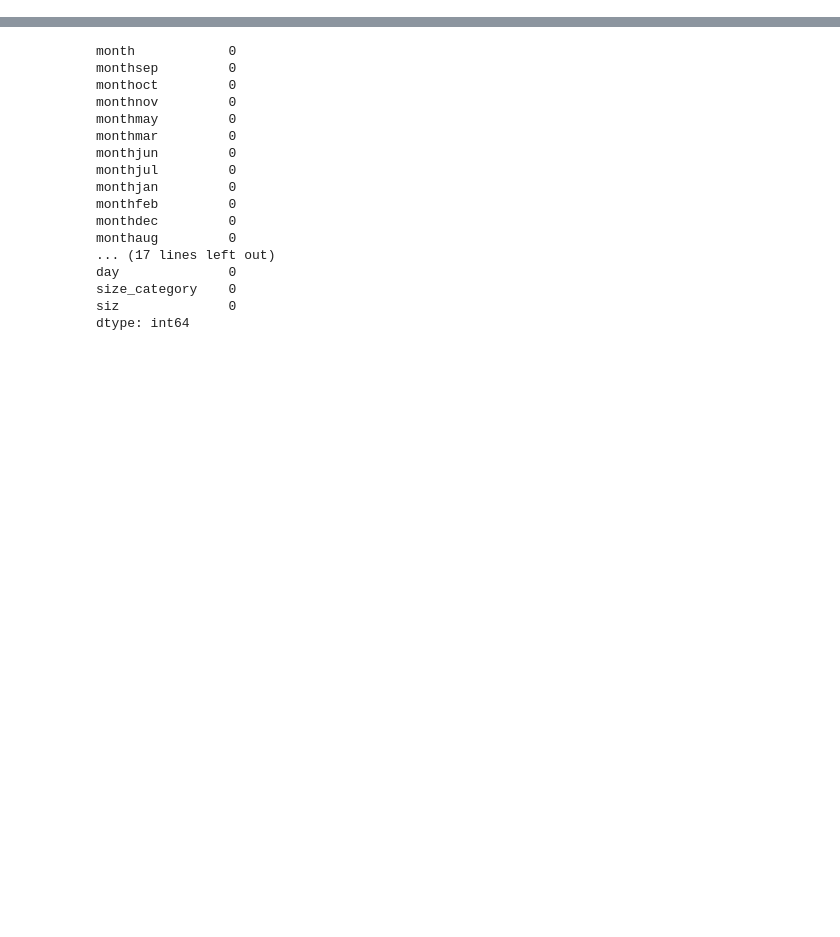
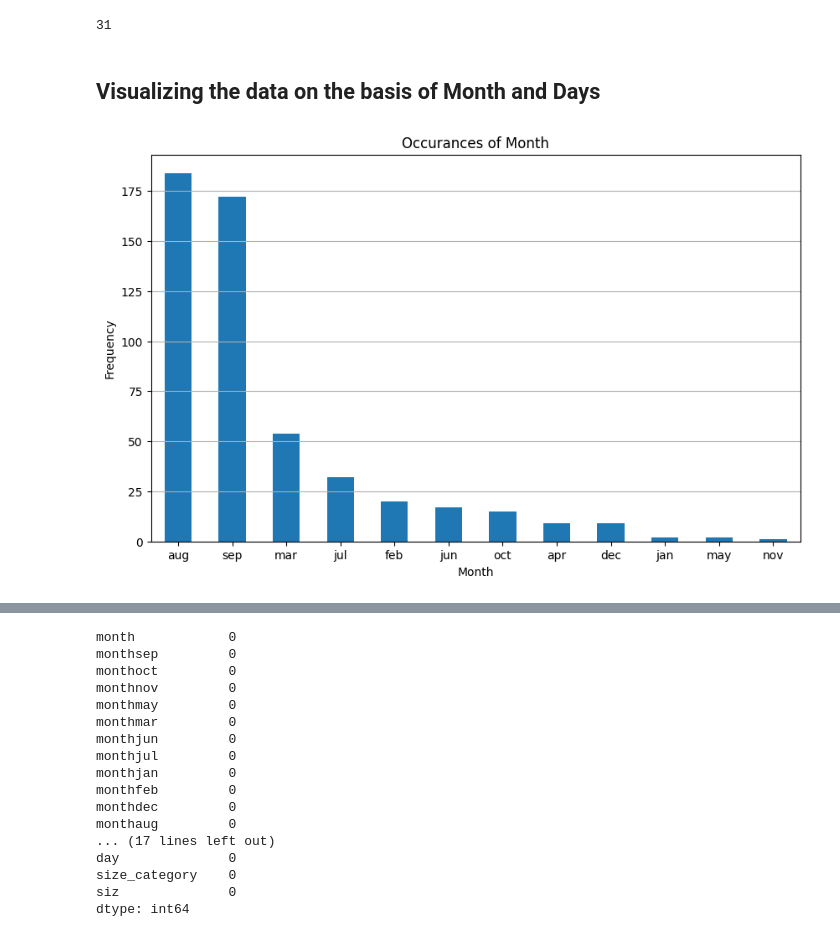
Before and after one commit to GrimmXoXo/Machine-Learning-Techniques-Implementation, a Jupyter notebook: SVM/forest.ipynb, the cells around one changed output, grey strips where cells are left out. Drawn from its saved outputs; the diff is of its cells as text; code cells hidden in the pictures; blank space fills up the shorter version.

Commit message:
added Visuals for forest Fire

```diff
--- a/SVM/forest.ipynb
+++ b/SVM/forest.ipynb
@@ -7,0 +24,21 @@ data=pd.read_csv('forestfires.csv')
+# %%
+data.loc[0].size
+# %% [output]
+31
+# %% [markdown]
+## Visualizing the data on the basis of Month and Days
+# %%
+# Count occurrences of each month in the Month column
+
+value_counts = data['month'].value_counts()
+
+plt.figure(figsize=(10, 6))
+value_counts.plot(kind='bar')
+plt.title('Occurances of Month')
+plt.xlabel('Month')
+plt.ylabel('Frequency')
+plt.xticks(rotation=0)  # Rotate x-axis labels for better readability if needed
+plt.grid(axis='y')  # Show grid lines along the y-axis
+plt.show()
+# %% [output]
+[figure, added]
```
Also changed, not shown: parts of 19 cells of this notebook, 2 other files.
